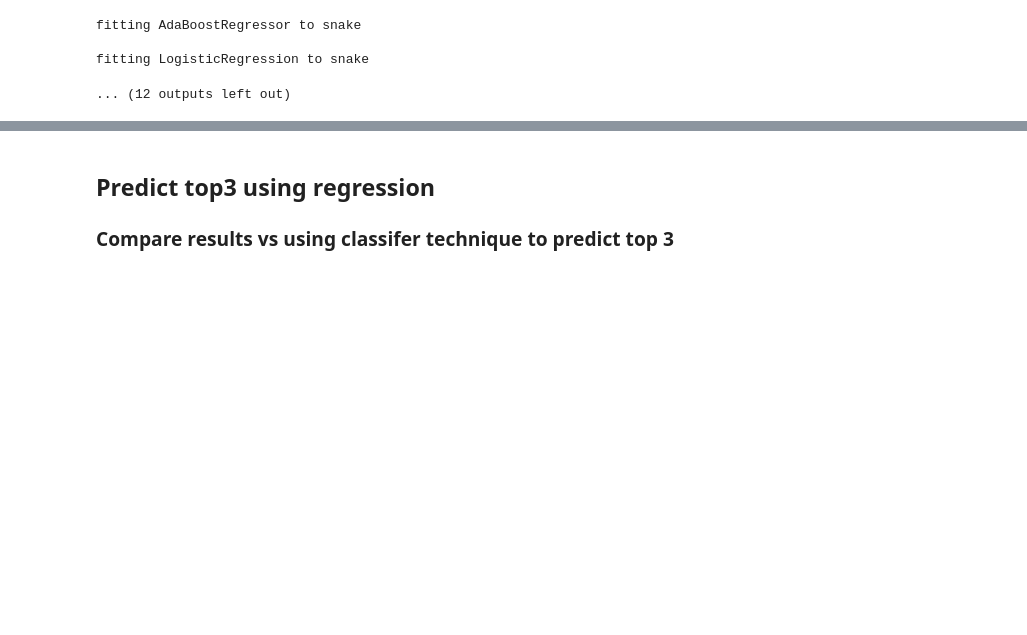
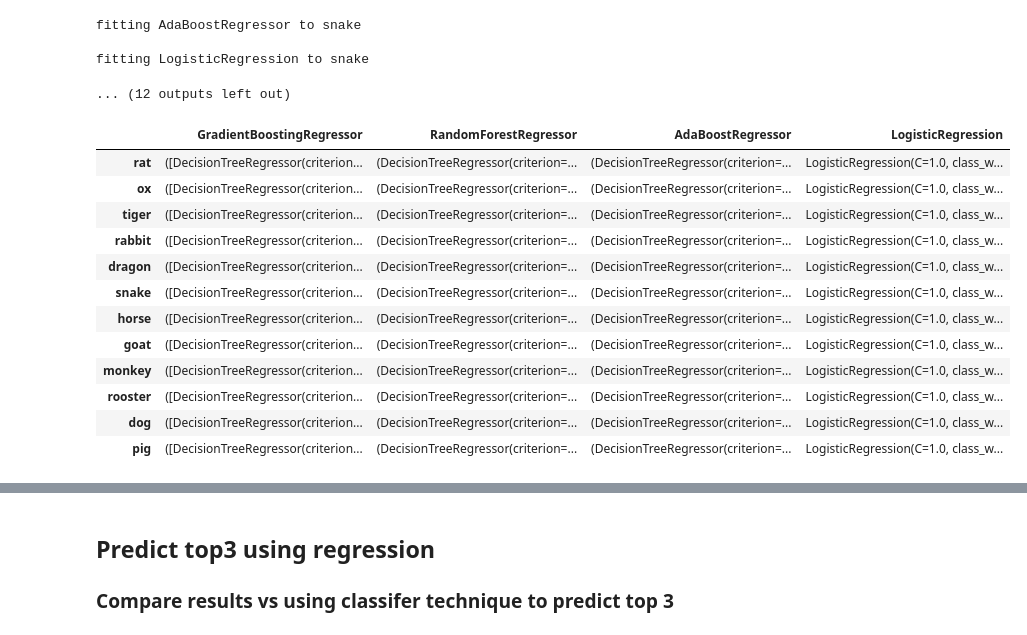
Before and after one commit to io614/Zodiac, a Jupyter notebook: race_Ivan.ipynb, the cells around one changed output, grey strips where cells are left out. Cells and saved outputs as stored; diff of their text form; code cells hidden in the pictures; blank space fills up the shorter version.

```diff
--- a/race_Ivan.ipynb
+++ b/race_Ivan.ipynb
@@ -395,6 +402,22 @@ fitting AdaBoostRegressor to snake
 
 fitting LogisticRegression to snake
 ... (12 outputs left out)
+# %%
+rggs_fitted_df
+# %% [output]
+|  | GradientBoostingRegressor | RandomForestRegressor | AdaBoostRegressor | LogisticRegression |
+| rat | ([DecisionTreeRegressor(criterion... | (DecisionTreeRegressor(criterion=... | (DecisionTreeRegressor(criterion=... | LogisticRegression(C=1.0, class_w... |
+| ox | ([DecisionTreeRegressor(criterion... | (DecisionTreeRegressor(criterion=... | (DecisionTreeRegressor(criterion=... | LogisticRegression(C=1.0, class_w... |
+| tiger | ([DecisionTreeRegressor(criterion... | (DecisionTreeRegressor(criterion=... | (DecisionTreeRegressor(criterion=... | LogisticRegression(C=1.0, class_w... |
+| rabbit | ([DecisionTreeRegressor(criterion... | (DecisionTreeRegressor(criterion=... | (DecisionTreeRegressor(criterion=... | LogisticRegression(C=1.0, class_w... |
+| dragon | ([DecisionTreeRegressor(criterion... | (DecisionTreeRegressor(criterion=... | (DecisionTreeRegressor(criterion=... | LogisticRegression(C=1.0, class_w... |
+| snake | ([DecisionTreeRegressor(criterion... | (DecisionTreeRegressor(criterion=... | (DecisionTreeRegressor(criterion=... | LogisticRegression(C=1.0, class_w... |
+| horse | ([DecisionTreeRegressor(criterion... | (DecisionTreeRegressor(criterion=... | (DecisionTreeRegressor(criterion=... | LogisticRegression(C=1.0, class_w... |
+| goat | ([DecisionTreeRegressor(criterion... | (DecisionTreeRegressor(criterion=... | (DecisionTreeRegressor(criterion=... | LogisticRegression(C=1.0, class_w... |
+| monkey | ([DecisionTreeRegressor(criterion... | (DecisionTreeRegressor(criterion=... | (DecisionTreeRegressor(criterion=... | LogisticRegression(C=1.0, class_w... |
+| rooster | ([DecisionTreeRegressor(criterion... | (DecisionTreeRegressor(criterion=... | (DecisionTreeRegressor(criterion=... | LogisticRegression(C=1.0, class_w... |
+| dog | ([DecisionTreeRegressor(criterion... | (DecisionTreeRegressor(criterion=... | (DecisionTreeRegressor(criterion=... | LogisticRegression(C=1.0, class_w... |
+| pig | ([DecisionTreeRegressor(criterion... | (DecisionTreeRegressor(criterion=... | (DecisionTreeRegressor(criterion=... | LogisticRegression(C=1.0, class_w... |
 # %%
 def compare_rggs(animal):
 
```
Also changed, not shown: parts of 18 cells of this notebook, 1 other file.
